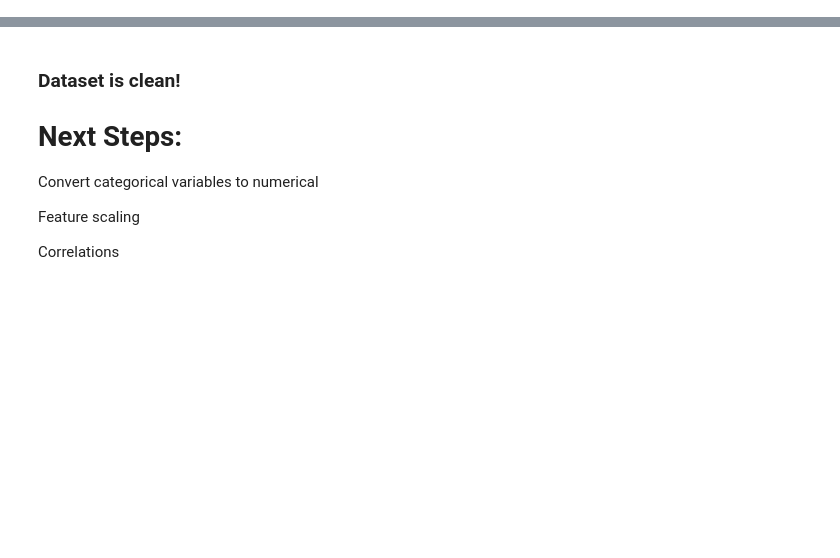
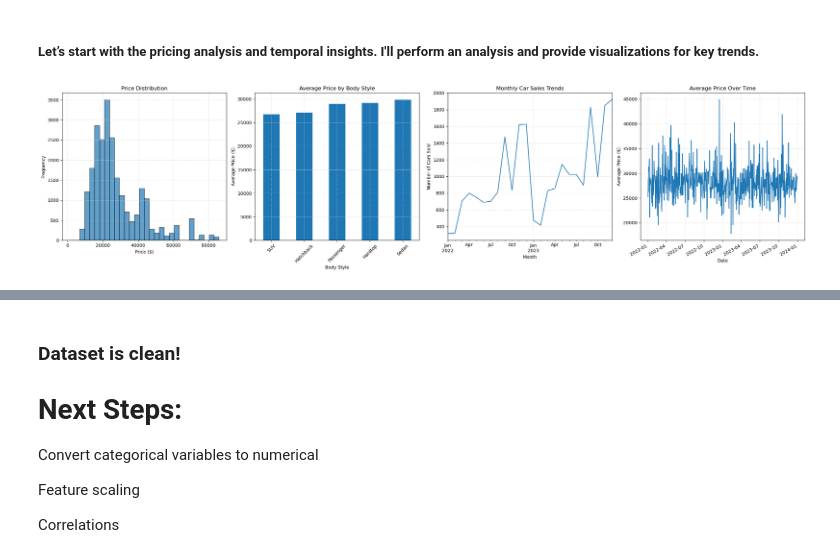
Before and after one commit to sijiao-liu/customer-car-prediction, a Jupyter notebook: code/data processing.ipynb, the cells around one changed output, grey strips where cells are left out. Saved outputs shown, nothing was run; the diff lists cells and outputs as text; code cells hidden in the pictures; blank space fills up the shorter version.

```diff
--- a/code/data processing.ipynb
+++ b/code/data processing.ipynb
@@ -10,8 +10,8 @@ def load_data():
     url = r"https://raw.githubusercontent.com/sijiao-liu/customer-car-prediction/refs/heads/main/data/car_sales.csv"
     return pd.read_csv(url)
 # %%
-c = load_data()
-c.head()
+car = load_data()
+car.head()
 # %% [output]
 |  | Car_id | Date | Customer Name | Gender | Annual Income | Dealer_Name | Company | Model | Engine | ... |
 | 0 | C_CND_000001 | 1/2/2022 | Geraldine | Male | 13500 | Buddy Storbeck's Diesel Service Inc | Ford | Expedition | DoubleÂ Overhead Camshaft | ... |
@@ -101,0 +179,49 @@ dtype: int64
+# %% [markdown]
+##### Let’s start with the pricing analysis and temporal insights. I'll perform an analysis and provide visualizations for key trends.
+# %%
+# Plot all four graphs in a single row with lighter gridlines
+fig, axes = plt.subplots(1, 4, figsize=(24, 6))
+
+# Pricing Analysis
+
+# Price Distribution
+axes[0].hist(car['Price ($)'], bins=30, alpha=0.7, edgecolor='black')
+axes[0].set_title("Price Distribution")
+axes[0].set_xlabel("Price ($)")
+axes[0].set_ylabel("Frequency")
+axes[0].grid(color='lightgrey', linestyle='--', linewidth=0.5)
+
+# Average Price by Body Style
+avg_price_by_body_style = car.groupby('Body Style')['Price ($)'].mean().sort_values()
+
+avg_price_by_body_style.plot(kind='bar', ax=axes[1], title="Average Price by Body Style")
+axes[1].set_xlabel("Body Style")
+axes[1].set_ylabel("Average Price ($)")
+axes[1].tick_params(axis='x', rotation=45)
+axes[1].grid(color='lightgrey', linestyle='--', linewidth=0.5)
+
+
+# Temporal Insights
+
+# Monthly Car Sales Trends
+car['Month'] = car['Date'].dt.to_period('M')
+monthly_sales_trends = car.groupby('Month')['Car_id'].count()
+
+monthly_sales_trends.plot(ax=axes[2], title="Monthly Car Sales Trends")
+axes[2].set_xlabel("Month")
+axes[2].set_ylabel("Number of Cars Sold")
+axes[2].grid(color='lightgrey', linestyle='--', linewidth=0.5)
+
+# Average Price Over Time
+avg_price_over_time = car.groupby('Date')['Price ($)'].mean()
+
+avg_price_over_time.plot(ax=axes[3], title="Average Price Over Time")
+axes[3].set_xlabel("Date")
+axes[3].set_ylabel("Average Price ($)")
+axes[3].grid(color='lightgrey', linestyle='--', linewidth=0.5)
+
+# Adjust layout for better display
+plt.tight_layout()
+plt.show()
+# %% [output]
+[figure, added]
```
Also changed, not shown: parts of 30 cells of this notebook, 9 other files.
